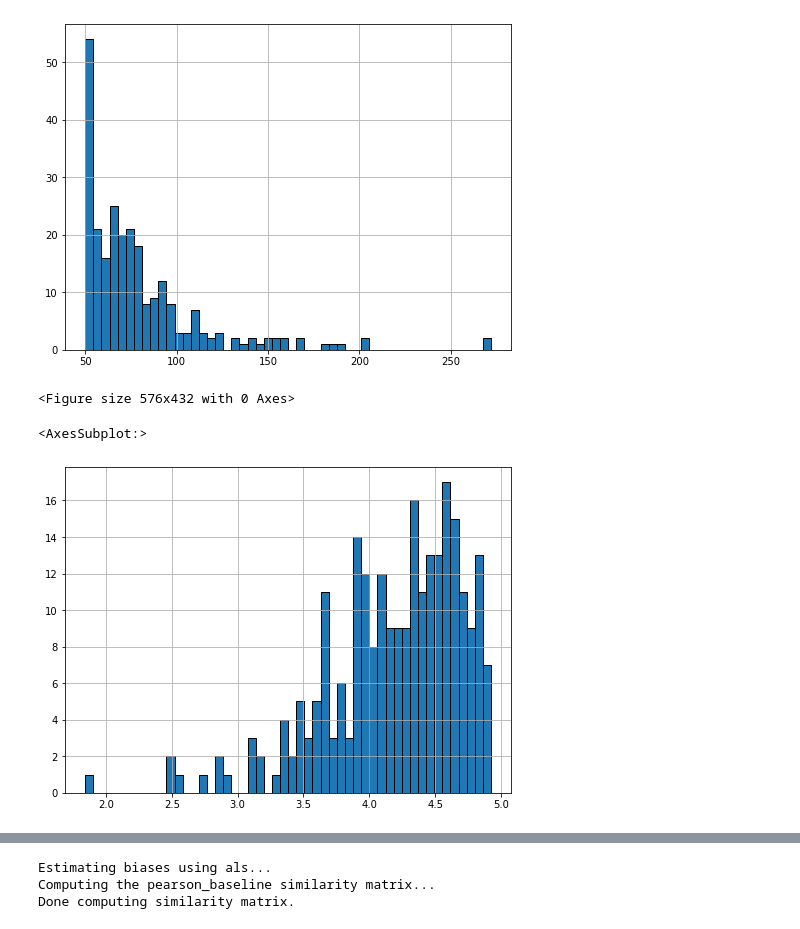
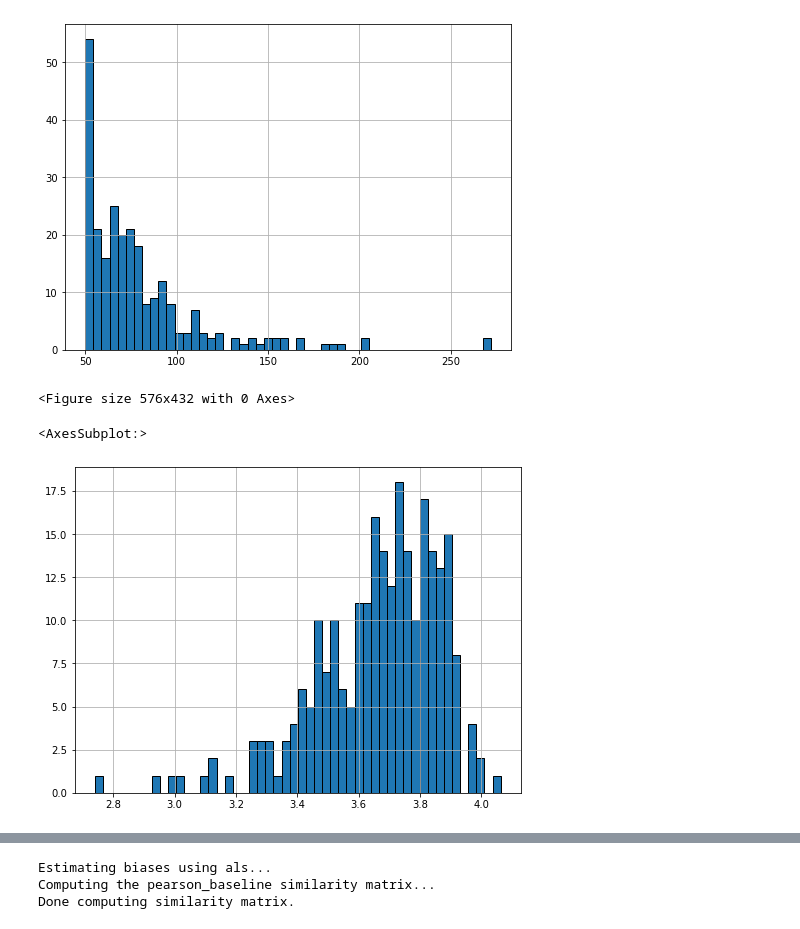
Before and after one commit to yklInverted/AI6122-Text-Project, a Jupyter notebook: Recommender System (Collaborative Filtering System).ipynb, the cells around one changed output, grey strips where cells are left out. Cells and saved outputs as stored; diff of their text form; code cells hidden in the pictures.

```diff
--- a/Recommender System (Collaborative Filtering System).ipynb
+++ b/Recommender System (Collaborative Filtering System).ipynb
@@ -103,6 +168,9 @@ table.drop(['reviewText'], axis=1,inplace=True)
 table.drop(['summary'], axis=1,inplace=True)
 table.drop(['unixReviewTime'], axis=1,inplace=True)
 table.drop(['reviewTime'], axis=1,inplace=True)
+table.drop(['polarity'], axis=1,inplace=True)
+table.drop(['overall'], axis=1,inplace=True)
+table.drop(['subjectivity'], axis=1,inplace=True)
 # %%
 #Analysis of rating given by the user
 
@@ -161,5 +229,5 @@ print('\n No of rated product more than 50 per user : {}\n'.format(sum(no_of_rat
 ##Popularity Based Recommendation
 
 #Getting the new dataframe which contains users who has given 50 or more ratings
-new_df=table.groupby("asin").filter(lambda x:x['overall'].count() >=50)
+new_df=table.groupby("asin").filter(lambda x:x['unbias_overall'].count() >=50)
 # %%
@@ -225,7 +293,7 @@ Name: overall, dtype: int64
 # %%
-ratings_mean_count = pd.DataFrame(new_df.groupby('asin')['overall'].mean())
+ratings_mean_count = pd.DataFrame(new_df.groupby('asin')['unbias_overall'].mean())
 # %%
-ratings_mean_count['rating_counts'] = pd.DataFrame(new_df.groupby('asin')['overall'].count())
+ratings_mean_count['rating_counts'] = pd.DataFrame(new_df.groupby('asin')['unbias_overall'].count())
 # %%
 ratings_mean_count.head()
 # %% [output]
@@ -251,11 +319,11 @@ ratings_mean_count['rating_counts'].hist(bins=50)
 # %%
 plt.figure(figsize=(8,6))
 plt.rcParams['patch.force_edgecolor'] = True
-ratings_mean_count['overall'].hist(bins=50)
+ratings_mean_count['unbias_overall'].hist(bins=50)
 # %% [output]
 <Figure size 576x432 with 0 Axes>
 <AxesSubplot:>
-[figure, old version]
+[figure, new version]
 # %%
 plt.figure(figsize=(8,6))
 plt.rcParams['patch.force_edgecolor'] = True
```
Also changed, not shown: parts of 25 cells of this notebook, 1 other file.
